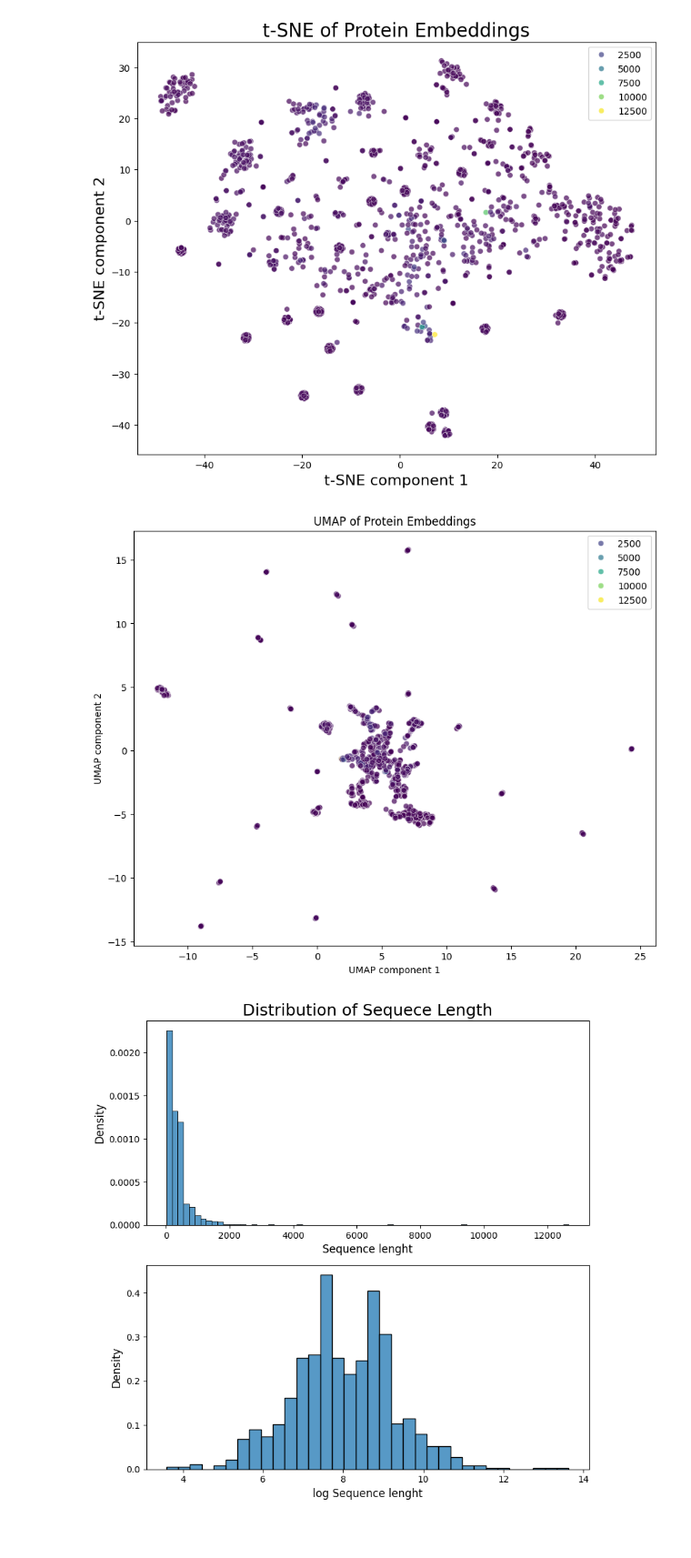
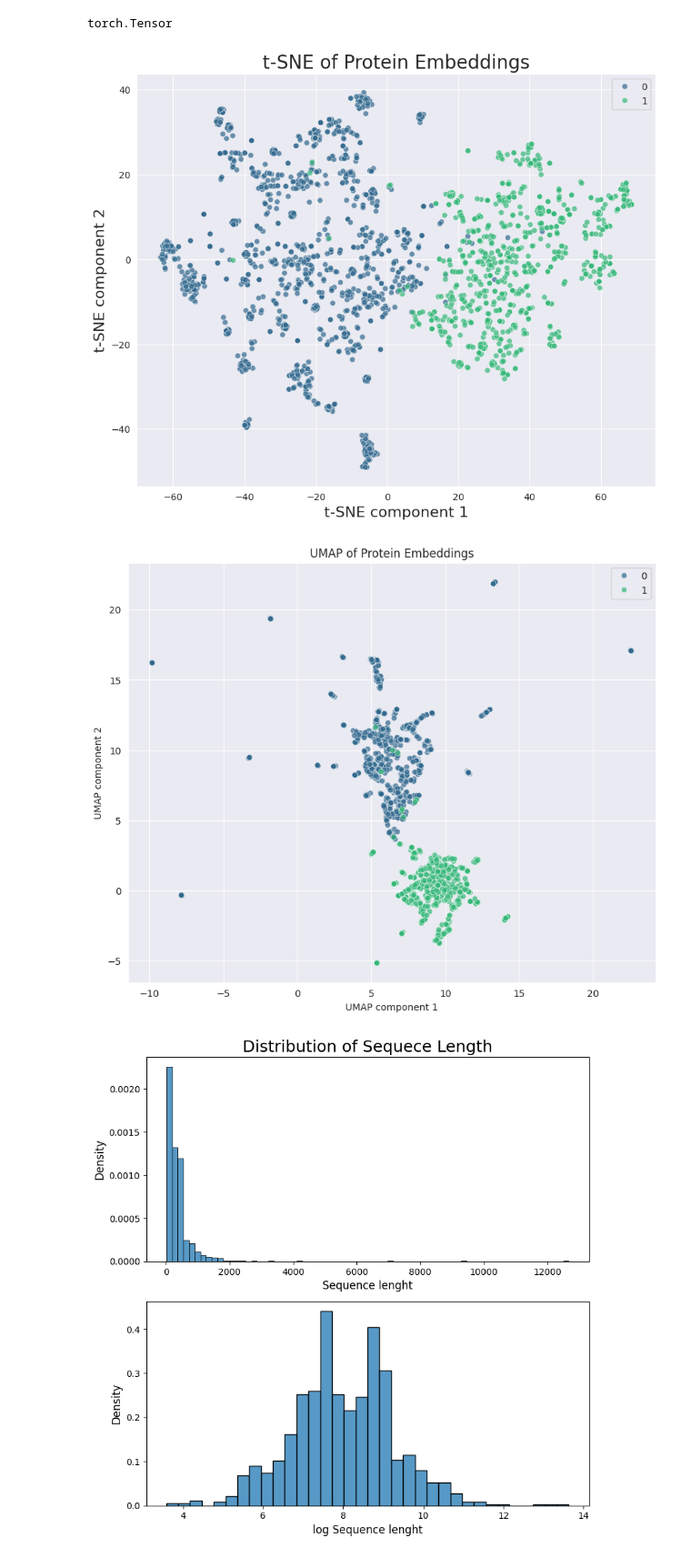
Before and after one commit to Pollysoma/protein-prediction-project-2, a Jupyter notebook: embedding_visualization.ipynb, the cells around one changed output. Shown at 91% size. Saved outputs shown, nothing was run; the diff lists cells and outputs as text; code cells hidden in the pictures; blank space fills up the shorter version.

Commit message:
visualize clusters pre vs post

```diff
--- a/embedding_visualization.ipynb
+++ b/embedding_visualization.ipynb
@@ -1,7 +1,18 @@
 # %%
+import torch
+
 from embedding import load_embeddings_safetensors, read_fasta
-emb, ids = load_embeddings_safetensors("outputs/embedding-newly-discovered-3B-avg.safetensors")
-seqs = read_fasta("data/newly_discovered_dissimilar_proteins_2024.fasta")
+new_emb, new_ids = load_embeddings_safetensors("outputs/embedding-newly-discovered-35M-avg.safetensors")
+new_seqs = read_fasta("data/newly_discovered_dissimilar_proteins_2024.fasta")
+
+pre_emb, pre_ids = load_embeddings_safetensors("outputs/embedding-pre-training-35M-avg.safetensors")
+pre_seqs = read_fasta("data/pre_training.fasta")
+# %%
+dataset = [(seq, 0) for seq in new_emb] + [(seq, 1) for seq in pre_emb]
+# %%
+type(new_emb)
+# %% [output]
+torch.Tensor
 # %%
 from sklearn.manifold import TSNE
 import matplotlib.pyplot as plt
@@ -11,28 +22,28 @@ import numpy as np
 sns.set_style('darkgrid')
 # %%
 tsne_reducer = TSNE(n_components=2, random_state=42, perplexity=30)
-tsne_embeddings = tsne_reducer.fit_transform(emb.numpy())
+tsne_embeddings = tsne_reducer.fit_transform(torch.cat([new_emb, pre_emb]))
 
-labels = [len(s[1]) for s in seqs]
+labels = [x[1] for x in dataset]
 
 plt.figure(figsize=(10, 8))
 sns.scatterplot(
     x=tsne_embeddings[:, 0], y=tsne_embeddings[:, 1],
     palette='viridis', hue=labels, alpha=0.7
 )
 plt.title('t-SNE of Protein Embeddings', size=20)
 plt.xlabel('t-SNE component 1', size=16)
 plt.ylabel('t-SNE component 2', size=16)
 plt.show()
 # %% [output]
-[figure, old version]
+[figure, new version]
 # %%
 import umap
 
 umap_reducer = umap.UMAP(n_components=2, n_neighbors=15, min_dist=0.1)
-umap_embeddings = umap_reducer.fit_transform(emb.numpy())
+umap_embeddings = umap_reducer.fit_transform(torch.cat([new_emb, pre_emb]))
 
-labels = [len(s[1]) for s in seqs]
+labels = [x[1] for x in dataset]
 
 plt.figure(figsize=(10, 8))
 sns.scatterplot(
@@ -44,7 +55,7 @@ plt.xlabel('UMAP component 1')
 plt.ylabel('UMAP component 2')
 plt.show()
 # %% [output]
-[figure, old version]
+[figure, new version]
 # %%
 lengths = [len(s[1]) for s in seqs]
 
```
